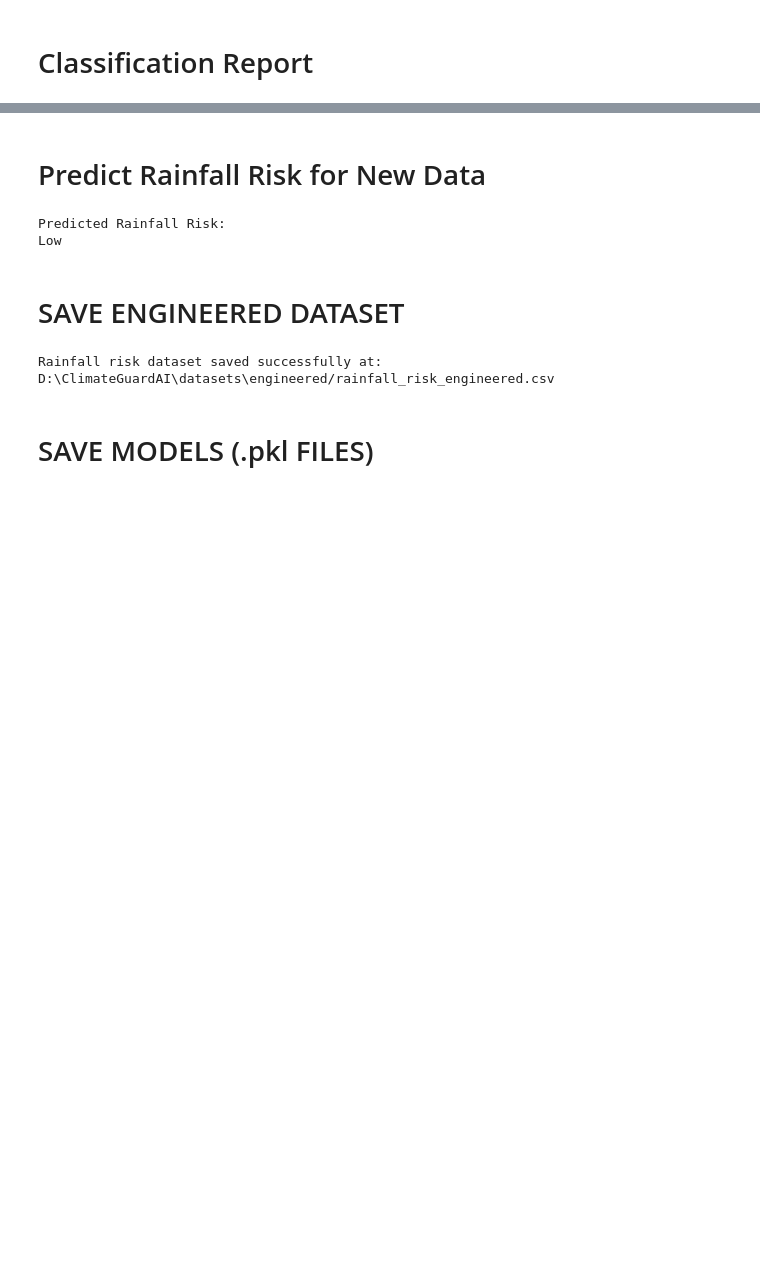
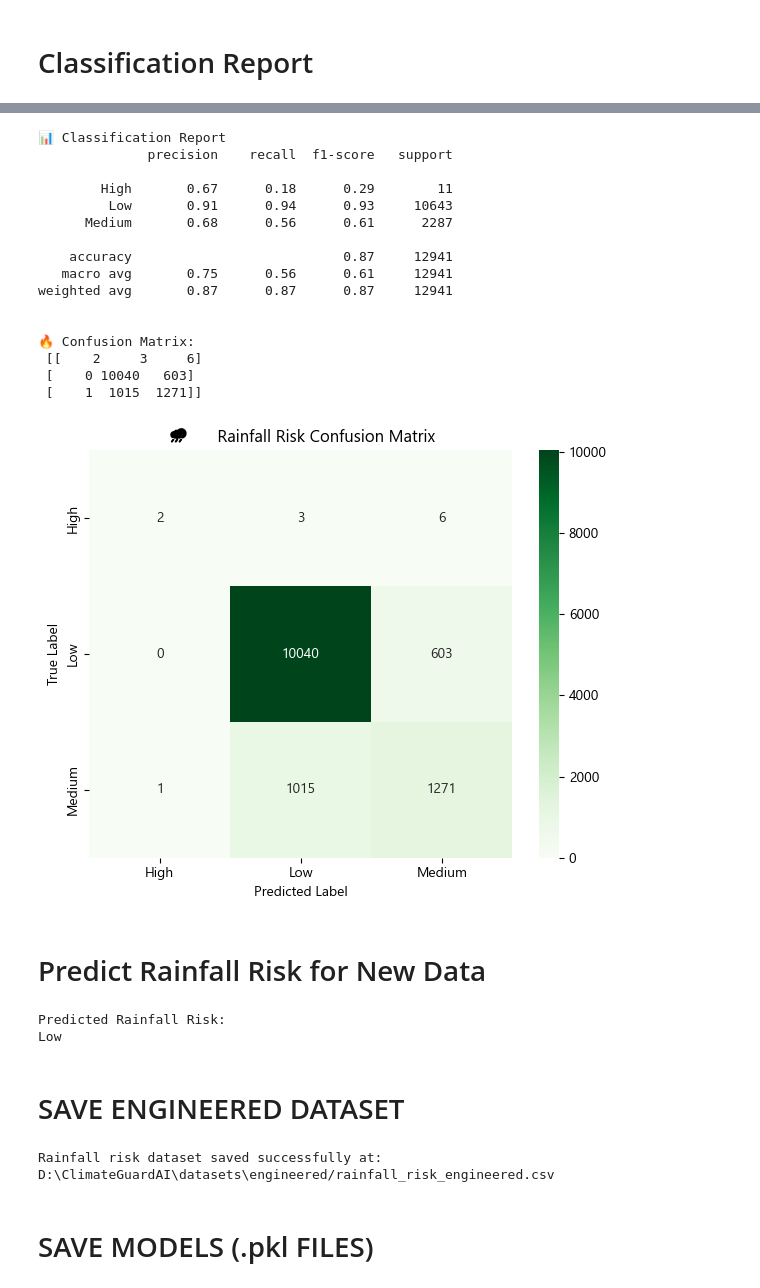
Before and after one commit to sandeepmohamed666/ClimateGuardAI, a Jupyter notebook: notebooks/16_Machine_Learning_E3_RAINFALL RISK PREDICTION.ipynb, the cells around one changed output, grey strips where cells are left out. Drawn from its saved outputs; the diff is of its cells as text; code cells hidden in the pictures; blank space fills up the shorter version.

```diff
--- a/notebooks/16_Machine_Learning_E3_RAINFALL RISK PREDICTION.ipynb
+++ b/notebooks/16_Machine_Learning_E3_RAINFALL RISK PREDICTION.ipynb
@@ -313,3 +288,77 @@ weighted avg       0.90      0.91      0.90     23880
+# %%
+import numpy as np
+import matplotlib.pyplot as plt
+import seaborn as sns
+
+from sklearn.metrics import classification_report, confusion_matrix
+
+plt.rcParams['font.family'] = 'Segoe UI Emoji'
+# =========================
+# MODEL SELECTION LOGIC
+# =========================
+if best_model['Model'] == 'Logistic Regression':
+    final_pred = lr_pred
+
+elif best_model['Model'] == 'Random Forest':
+    final_pred = rf_pred
+
+else:
+    final_pred = xgb_pred
+
+# =========================
+# CLASSIFICATION REPORT
+# =========================
+print("\n📊 Classification Report")
+print(classification_report(
+    y_test,
+    final_pred,
+    target_names=encoder.classes_
+))
+
+# =========================
+# CONFUSION MATRIX
+# =========================
+cm = confusion_matrix(y_test, final_pred)
+print("\n🔥 Confusion Matrix:\n", cm)
+
+# =========================
+# PLOT CONFUSION MATRIX
+# =========================
+plt.figure(figsize=(6, 5))
+
+sns.heatmap(
+    cm,
+    annot=True,
+    fmt="d",
+    cmap="Greens",
+    xticklabels=encoder.classes_,
+    yticklabels=encoder.classes_
+)
+
+plt.title("🌧️ Rainfall Risk Confusion Matrix")
+plt.xlabel("Predicted Label")
+plt.ylabel("True Label")
+
+plt.tight_layout()
+plt.show()
+# %% [output]
+📊 Classification Report
+              precision    recall  f1-score   support
+
+        High       0.67      0.18      0.29        11
+         Low       0.91      0.94      0.93     10643
+      Medium       0.68      0.56      0.61      2287
+
+    accuracy                           0.87     12941
+   macro avg       0.75      0.56      0.61     12941
+weighted avg       0.87      0.87      0.87     12941
+
+
+🔥 Confusion Matrix:
+ [[    2     3     6]
+ [    0 10040   603]
+ [    1  1015  1271]]
+[figure, added]
 # %% [markdown]
 # Predict Rainfall Risk for New Data
 # %%
```
Also changed, not shown: parts of 10 cells of this notebook, 24 other files.
